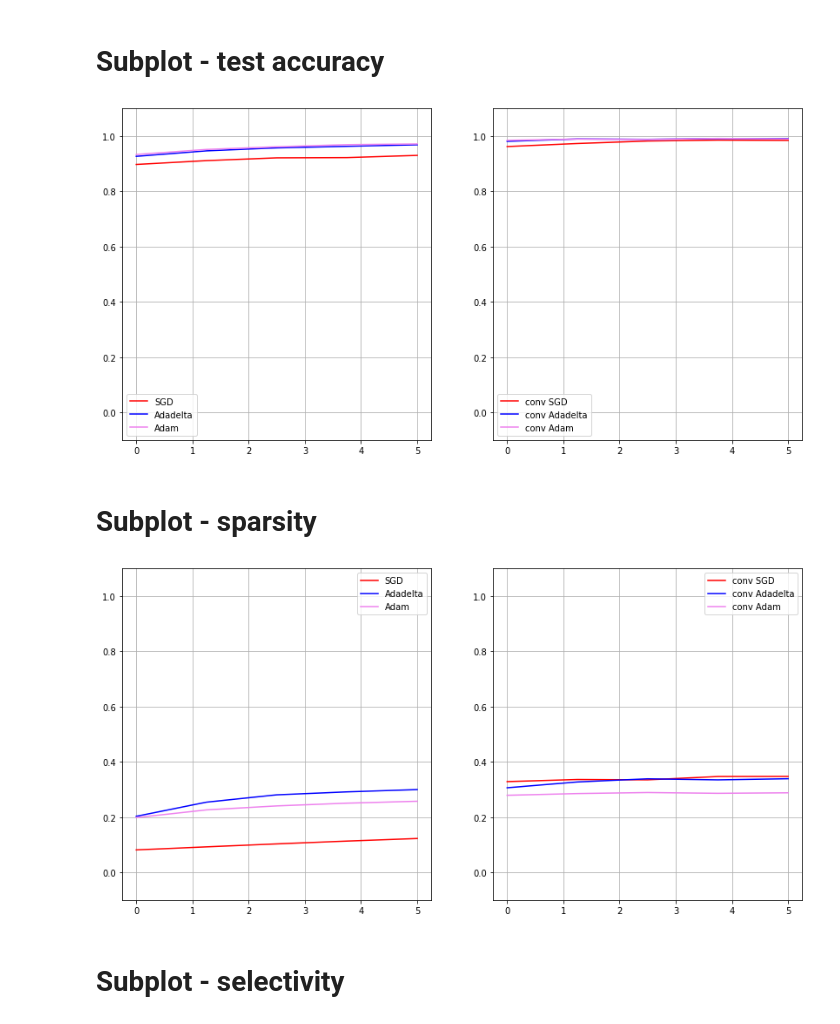
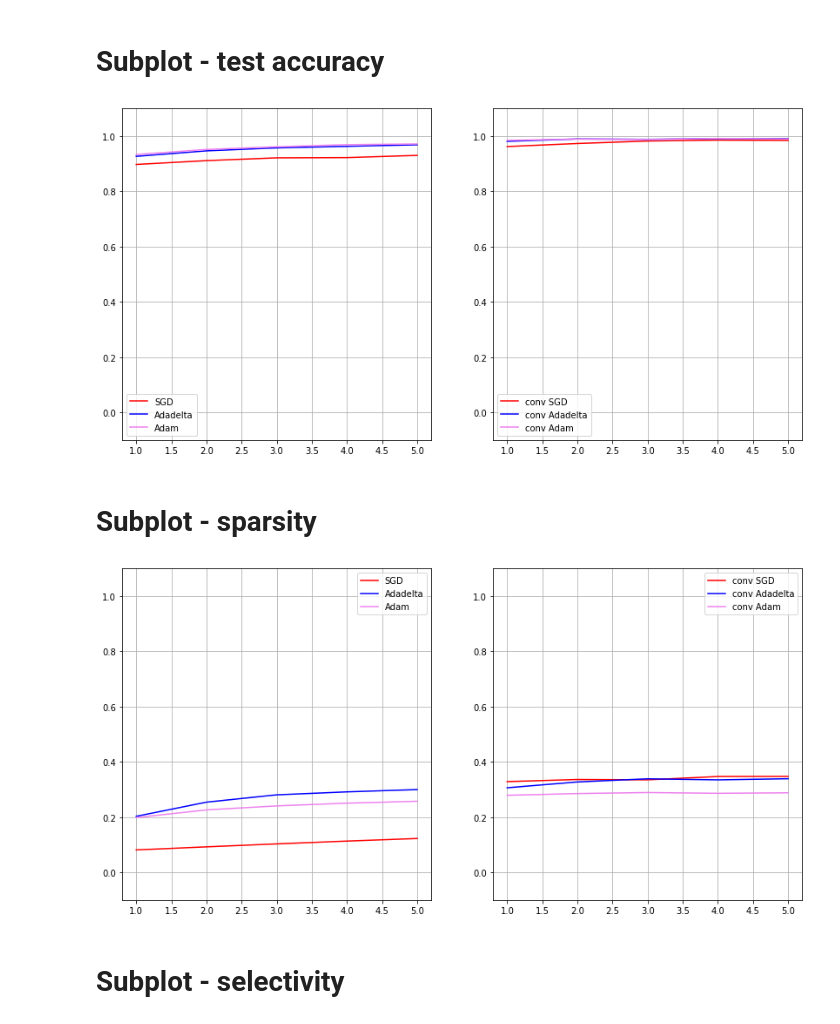
Before and after one commit to 7201krap/COMS30045_Individual-Project, a Jupyter notebook: FINAL/Graphs/data_conv/conv.ipynb, the cells around one changed output. Cells and saved outputs as stored; diff of their text form; code cells hidden in the pictures.

Commit message:
updated graphs

```diff
--- a/FINAL/Graphs/data_conv/conv.ipynb
+++ b/FINAL/Graphs/data_conv/conv.ipynb
@@ -39,13 +39,13 @@ def sparsity_val_extractor(file_name):
 def all_plotter(original_test, original_sparsity, original_selectivity, conv_test, conv_sparsity, conv_selectivity, location='best'):
     fig, ax = plt.subplots(figsize=(10, 8))
 
-    ax.plot(np.linspace(0.0, 5.0, num=5), original_test[:5], label='original_test', c='royalblue')
-    ax.plot(np.linspace(0.0, 5.0, num=5), original_sparsity[:5], label='original_sparsity', c='cornflowerblue')
-    ax.plot(np.linspace(0.0, 5.0, num=5), original_selectivity[:5], label='original_selectivity', c='lightsteelblue')
+    ax.plot(np.linspace(1.0, 5.0, num=5), original_test[:5], label='original_test', c='royalblue')
+    ax.plot(np.linspace(1.0, 5.0, num=5), original_sparsity[:5], label='original_sparsity', c='cornflowerblue')
+    ax.plot(np.linspace(1.0, 5.0, num=5), original_selectivity[:5], label='original_selectivity', c='lightsteelblue')
 
-    ax.plot(np.linspace(0.0, 5.0, num=5), conv_test, label='conv_test', c='indigo')
-    ax.plot(np.linspace(0.0, 5.0, num=5), conv_sparsity, label='conv_sparsity', c='darkorchid')
-    ax.plot(np.linspace(0.0, 5.0, num=5), conv_selectivity, label='conv_selectivity', c='violet')
+    ax.plot(np.linspace(1.0, 5.0, num=5), conv_test, label='conv_test', c='indigo')
+    ax.plot(np.linspace(1.0, 5.0, num=5), conv_sparsity, label='conv_sparsity', c='darkorchid')
+    ax.plot(np.linspace(1.0, 5.0, num=5), conv_selectivity, label='conv_selectivity', c='violet')
 
     ax.set_ylim([-0.2,1.2])
     ax.legend(loc=location)
@@ -81,17 +139,17 @@ def subplots(ori_sgd, ori_adadelta, ori_adam,
     fig, (ax1, ax2) = plt.subplots(1, 2, figsize=(14,7))
 
     # ax1 = testing
-    ax1.plot(np.linspace(0, 5, 5), ori_sgd, label='SGD', c='red')
-    ax1.plot(np.linspace(0, 5, 5), ori_adadelta, label='Adadelta', c='blue')
-    ax1.plot(np.linspace(0, 5, 5), ori_adam, label='Adam', c='violet')
+    ax1.plot(np.linspace(1, 5, 5), ori_sgd[:5], label='SGD', c='red')
+    ax1.plot(np.linspace(1, 5, 5), ori_adadelta[:5], label='Adadelta', c='blue')
+    ax1.plot(np.linspace(1, 5, 5), ori_adam[:5], label='Adam', c='violet')
     ax1.set_ylim([-0.1,1.1])
     ax1.grid()
     ax1.legend(loc='best')
 
     # ax2 = sparsity
-    ax2.plot(np.linspace(0, 5, 5), conv_sgd, label='conv SGD', c='red')
-    ax2.plot(np.linspace(0, 5, 5), conv_adadelta, label='conv Adadelta', c='blue')
-    ax2.plot(np.linspace(0, 5, 5), conv_adam, label='conv Adam', c='violet')
+    ax2.plot(np.linspace(1, 5, 5), conv_sgd[:5], label='conv SGD', c='red')
+    ax2.plot(np.linspace(1, 5, 5), conv_adadelta[:5], label='conv Adadelta', c='blue')
+    ax2.plot(np.linspace(1, 5, 5), conv_adam[:5], label='conv Adam', c='violet')
     ax2.set_ylim([-0.1,1.1])
     ax2.grid()
     ax2.legend(loc='best')
@@ -140,17 +198,17 @@ selectivity % difference: conv / no_conv(original): 105.93854564263938
 # %% [markdown]
 # Subplot - test accuracy
 # %%
-subplots(sgd_test_ori[:5], Adadelta_test_ori[:5], Adam_test_ori[:5],
-         sgd_test_conv[:5], Adadelta_test_conv[:5], Adam_test_conv[:5])
+subplots(sgd_test_ori, Adadelta_test_ori, Adam_test_ori,
+         sgd_test_conv, Adadelta_test_conv, Adam_test_conv)
 # %% [output]
-[figure, old version]
+[figure, new version]
 # %% [markdown]
 # Subplot - sparsity
 # %%
-subplots(sgd_spar_ori[:5], Adadelta_spar_ori[:5], Adam_spar_ori[:5],
-         sgd_spar_conv[:5], Adadelta_spar_conv[:5], Adam_spar_conv[:5])
+subplots(sgd_spar_ori, Adadelta_spar_ori, Adam_spar_ori,
+         sgd_spar_conv, Adadelta_spar_conv, Adam_spar_conv)
 # %% [output]
-[figure, old version]
+[figure, new version]
 # %% [markdown]
 # Subplot - selectivity
 # %%
```
Also changed, not shown: parts of 6 cells of this notebook, 3 other files.
